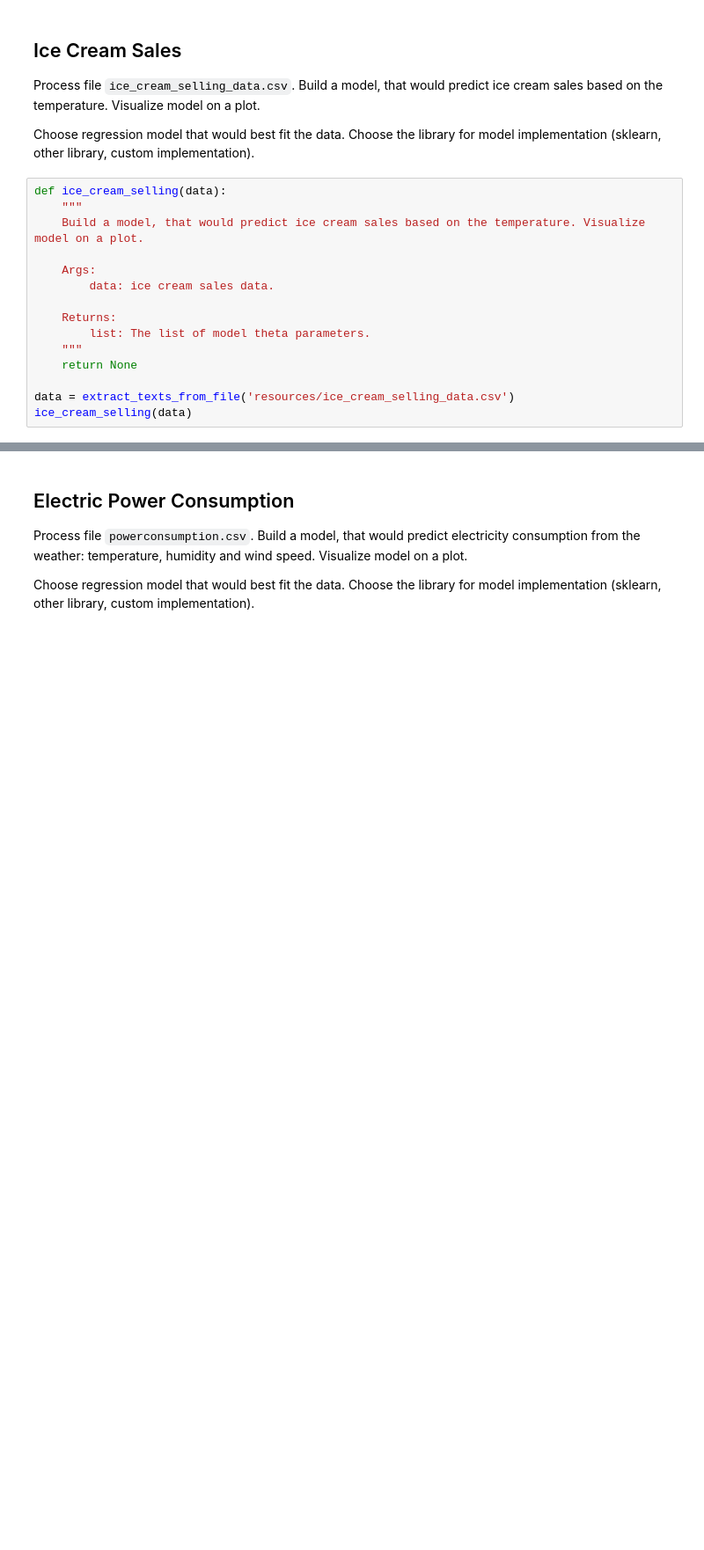
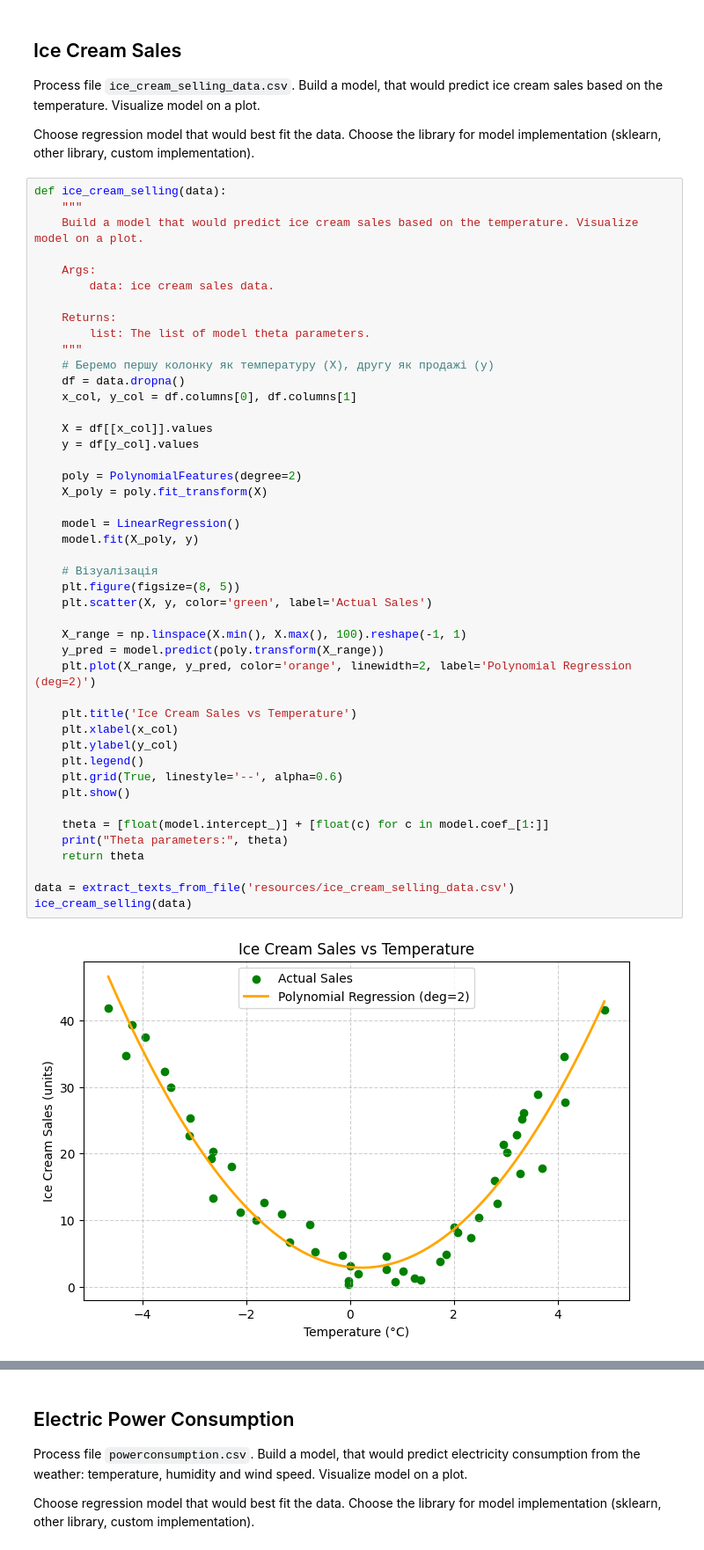
Before and after one commit to Mariia-Mytsak/ida-labs, a Jupyter notebook: assignement-3.ipynb, the cells around one changed output, grey strips where cells are left out. Shown at 88% size. Saved outputs shown, nothing was run; the diff lists cells and outputs as text; blank space fills up the shorter version.

```diff
--- a/assignement-3.ipynb
+++ b/assignement-3.ipynb
@@ -63,15 +120,47 @@ Choose regression model that would best fit the data. Choose the library for mod
 # %%
 def ice_cream_selling(data):
     """
-    Build a model, that would predict ice cream sales based on the temperature. Visualize model on a plot.
+    Build a model that would predict ice cream sales based on the temperature. Visualize model on a plot.
 
     Args:
         data: ice cream sales data.
 
     Returns:
         list: The list of model theta parameters.
     """
-    return None
+    # Беремо першу колонку як температуру (X), другу як продажі (y)
+    df = data.dropna()
+    x_col, y_col = df.columns[0], df.columns[1]
+
+    X = df[[x_col]].values
+    y = df[y_col].values
+
+    poly = PolynomialFeatures(degree=2)
+    X_poly = poly.fit_transform(X)
+
+    model = LinearRegression()
+    model.fit(X_poly, y)
+
+    # Візуалізація
+    plt.figure(figsize=(8, 5))
+    plt.scatter(X, y, color='green', label='Actual Sales')
+
+    X_range = np.linspace(X.min(), X.max(), 100).reshape(-1, 1)
+    y_pred = model.predict(poly.transform(X_range))
+    plt.plot(X_range, y_pred, color='orange', linewidth=2, label='Polynomial Regression (deg=2)')
+
+    plt.title('Ice Cream Sales vs Temperature')
+    plt.xlabel(x_col)
+    plt.ylabel(y_col)
+    plt.legend()
+    plt.grid(True, linestyle='--', alpha=0.6)
+    plt.show()
+
+    theta = [float(model.intercept_)] + [float(c) for c in model.coef_[1:]]
+    print("Theta parameters:", theta)
+    return theta
 
 data = extract_texts_from_file('resources/ice_cream_selling_data.csv')
 ice_cream_selling(data)
+# %% [output]
+[figure, added]
```
Also changed, not shown: parts of 8 cells of this notebook.
